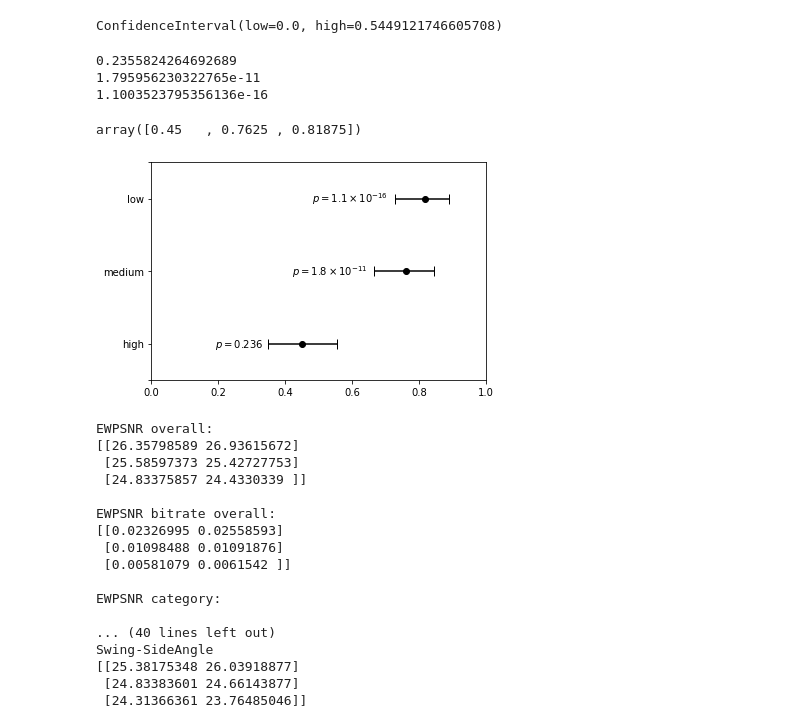
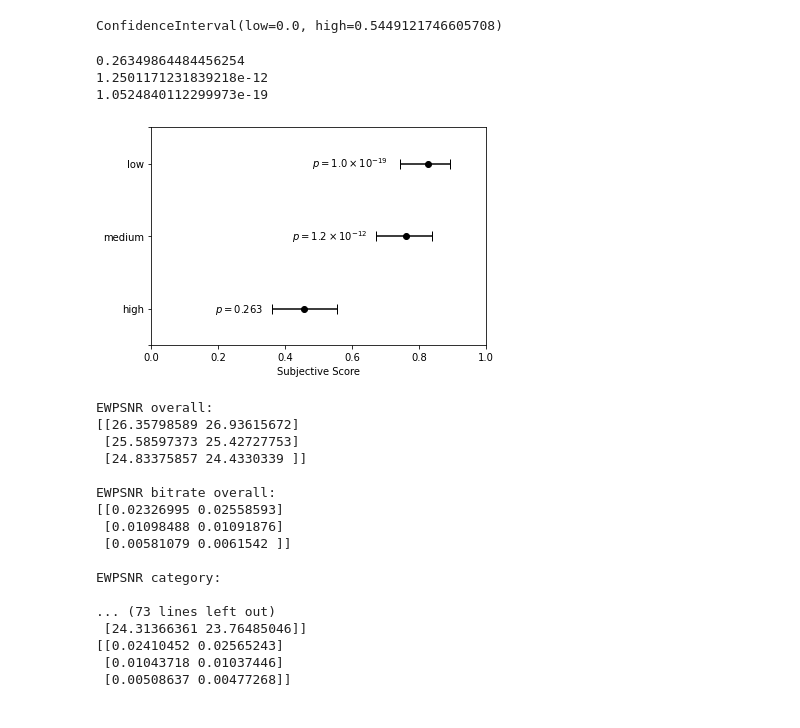
Before and after one commit to Freddiechang/gst_python_plugin, a Jupyter notebook: python/PaperImages.ipynb, the cells around one changed output. Saved outputs shown, nothing was run; the diff lists cells and outputs as text; code cells hidden in the pictures.

```diff
--- a/python/PaperImages.ipynb
+++ b/python/PaperImages.ipynb
@@ -53,7 +59,7 @@ oi = cv2.imread("../../Datasets/saliency/UCF/training/Diving-Side-005/images/Div
 import numpy as np
 #lpips
 results = []
-with open('lpips.txt', 'r') as file:
+with open('lpips_265.txt', 'r') as file:
     line = file.readline()
     line = file.readline()
     while line != '':
@@ -73,22 +79,47 @@ print("LPIPS overall:\n{}\n".format(scores.mean(1)))
 # scores of each category
 results2 = []
 tmp = []
-last = 'Diving-Side'
+last = 'Diving'
 cats = [last]
 for idx, i in enumerate(results):
     if idx%7 != 0:
         continue
-    if i[0][:-4] == last:
+    if i[0].split('-')[0] == last:
         tmp.append(idx//7)
     else:
         results2.append(tmp)
         tmp = []
         tmp.append(idx//7)
-        last = i[0][:-4]
+        last = i[0].split('-')[0]
         cats.append(last)
 print("LPIPS category:\n")
 for j, i in enumerate(results2):
     print(cats[j])
     print(scores[:,i,:].mean(axis=(1)))
+for j, i in enumerate(results2):
+    score_strs = []
+    for m in range(3):
+        if scores[:,i,:].mean(axis=1)[m,0] < scores[:,i,:].mean(axis=1)[m,1]:
+            score_strs.append(r"""\textcolor{{red}}{{{:.4f}}}""".format(scores[:,i,:].mean(axis=1)[m,0]))
+            score_strs.append(r"""{:.4f}""".format(scores[:,i,:].mean(axis=1)[m,1]))
+        else:
+            score_strs.append(r"""{:.4f}""".format(scores[:,i,:].mean(axis=1)[m,0]))
+            score_strs.append(r"""\textcolor{{red}}{{{:.4f}}}""".format(scores[:,i,:].mean(axis=1)[m,1]))
+
+    print(r"""    \multirow{{6}}{{*}}{{{}}} & \multirow{{2}}{{*}}{{\shortstack{{High}}}} & Proposed & {} \\
+    \cline{{3-4}}
+    & & H.264 & {} \\
+    \cline{{2-4}}
+    & \multirow{{2}}{{*}}{{\shortstack{{Medium}}}} & Proposed & {} \\
+    \cline{{3-4}}
+    & & H.264 & {} \\
+    \cline{{2-4}}
+    & \multirow{{2}}{{*}}{{\shortstack{{Low}}}} & Proposed & {} \\
+    \cline{{3-4}}
+    & & H.264 & {} \\
+    \hline
+    """.format(cats[j],
+               score_strs[0], score_strs[1], score_strs[2], score_strs[3], score_strs[4], score_strs[5],
+              ))
 # %% [output]
 LPIPS overall:
@@ -198,30 +229,31 @@ ConfidenceInterval(low=0.0, high=0.5449121746605708)
 # %%
 import matplotlib.pyplot as plt
 errs = np.zeros((2, 3))
 x = np.zeros(3)
 for i in range(3):
     count = (np.sum(scores[i,:,0] == 1), np.sum(scores[i,:,0] == 0))
     mode = 'greater' if count[0] >= count[1] else 'less'
     t = binomtest(count[0], count[0] + count[1], 0.5)
     errs[0, i] = t.proportion_estimate - t.proportion_ci(0.99).low
     errs[1, i] = t.proportion_ci(0.99).high - t.proportion_estimate
     x[i] = t.proportion_estimate
     print(t.pvalue)
 y = [1, 3, 5]
 plt.figure()
 plt.errorbar(x, y, xerr=errs, fmt = 'o', color = 'k', capsize=5)
 plt.yticks((0, 1, 3, 5, 6), ('', 'high', 'medium', 'low',''))
 plt.xlim([0, 1])
-plt.text(0.48, 4.9, r"$p = 1.1 \times 10^{-16}$")
-plt.text(0.42, 2.9, r"$p = 1.8 \times 10^{-11}$")
-plt.text(0.19, 0.9, r"$p=0.236$")
+plt.text(0.48, 4.9, r"$p = 1.0 \times 10^{-19}$")
+plt.text(0.42, 2.9, r"$p = 1.2 \times 10^{-12}$")
+plt.text(0.19, 0.9, r"$p=0.263$")
 x
+plt.xlabel('Subjective Score')
+plt.savefig("binomial.pdf",bbox_inches='tight')
 # %% [output]
-0.2355824264692689
-1.795956230322765e-11
-1.1003523795356136e-16
+0.26349864484456254
+1.2501171231839218e-12
+1.0524840112299973e-19
-array([0.45   , 0.7625 , 0.81875])
-[figure, old version]
+[figure, new version]
 # %%
 #EWPSNR
 results = []
@@ -275,6 +307,7 @@ print("EWPSNR category:\n")
 for j, i in enumerate(results2):
     print(cats[j])
     print(scores[:,i,:].mean(axis=(1)))
+    print(bitrate[:,i,:].mean(axis=(1)))
 # %% [output]
 EWPSNR overall:
 [[26.35798589 26.93615672]
@@ -288,8 +321,8 @@ EWPSNR bitrate overall:
 
 EWPSNR category:
 
-... (40 lines left out)
-Swing-SideAngle
-[[25.38175348 26.03918877]
- [24.83383601 24.66143877]
+... (73 lines left out)
  [24.31366361 23.76485046]]
+[[0.02410452 0.02565243]
+ [0.01043718 0.01037446]
+ [0.00508637 0.00477268]]
```
Also changed, not shown: parts of 6 cells of this notebook, 8 other files.
